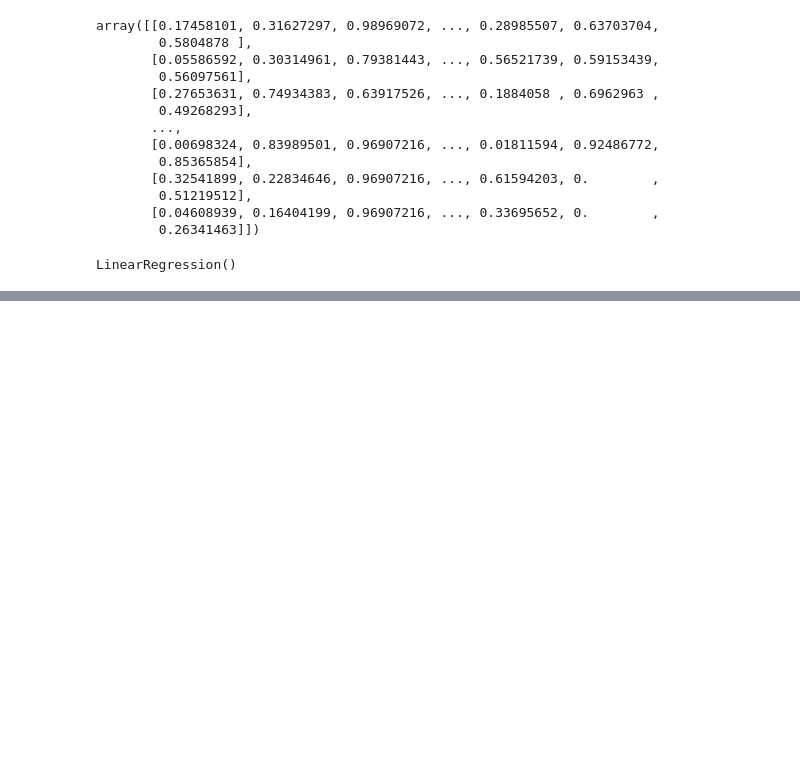
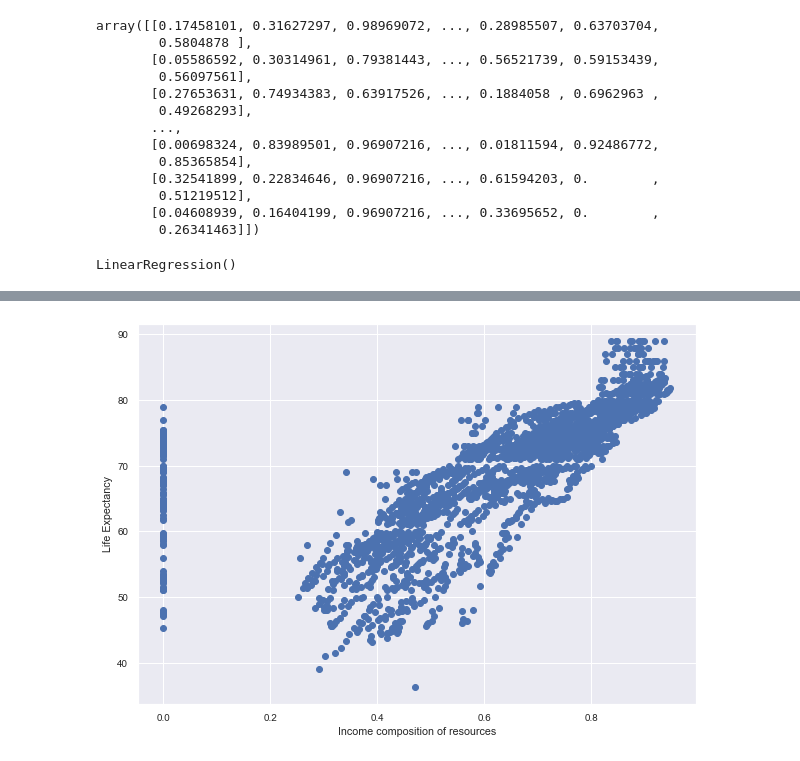
Before and after one commit to merkol/CS452, a Jupyter notebook: Homework_1/Life_Expectancy.ipynb, the cells around one changed output, grey strips where cells are left out. Cells and saved outputs as stored; diff of their text form; code cells hidden in the pictures; blank space fills up the shorter version.

```diff
--- a/Homework_1/Life_Expectancy.ipynb
+++ b/Homework_1/Life_Expectancy.ipynb
@@ -327,0 +392,8 @@ Model_4 3 scores below
+# %%
+plt.figure(figsize=(10,7))
+plt.scatter(df_0['Income composition of resources'],df_0['Life expectancy '])
+plt.xlabel('Income composition of resources')
+plt.ylabel("Life Expectancy")
+plt.show()
+# %% [output]
+[figure, added]
```
Also changed, not shown: parts of 27 cells of this notebook.
